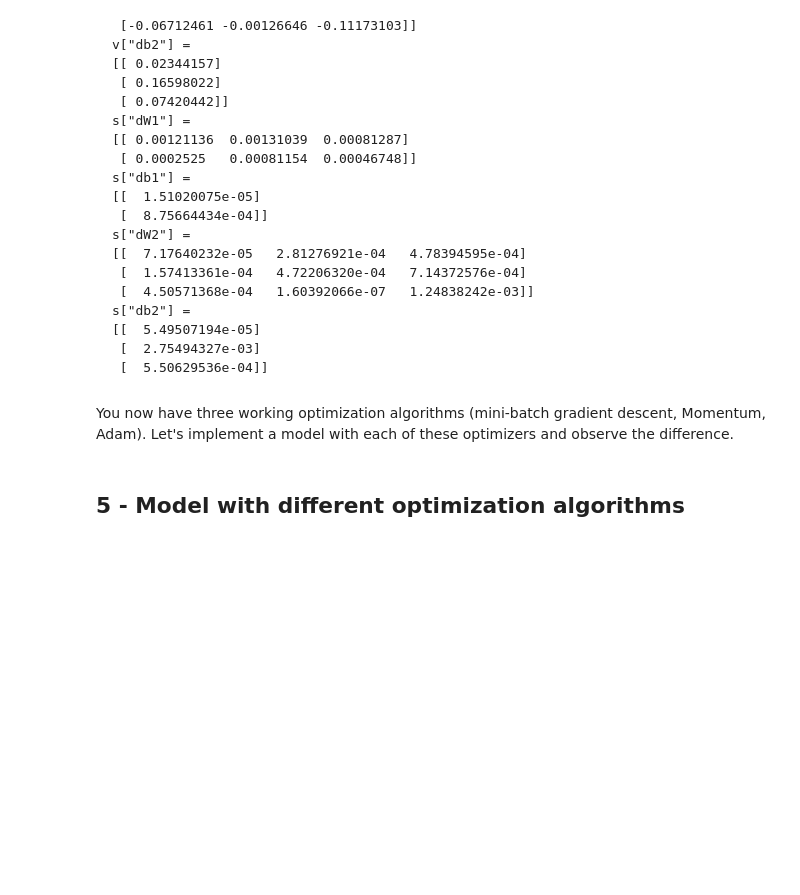
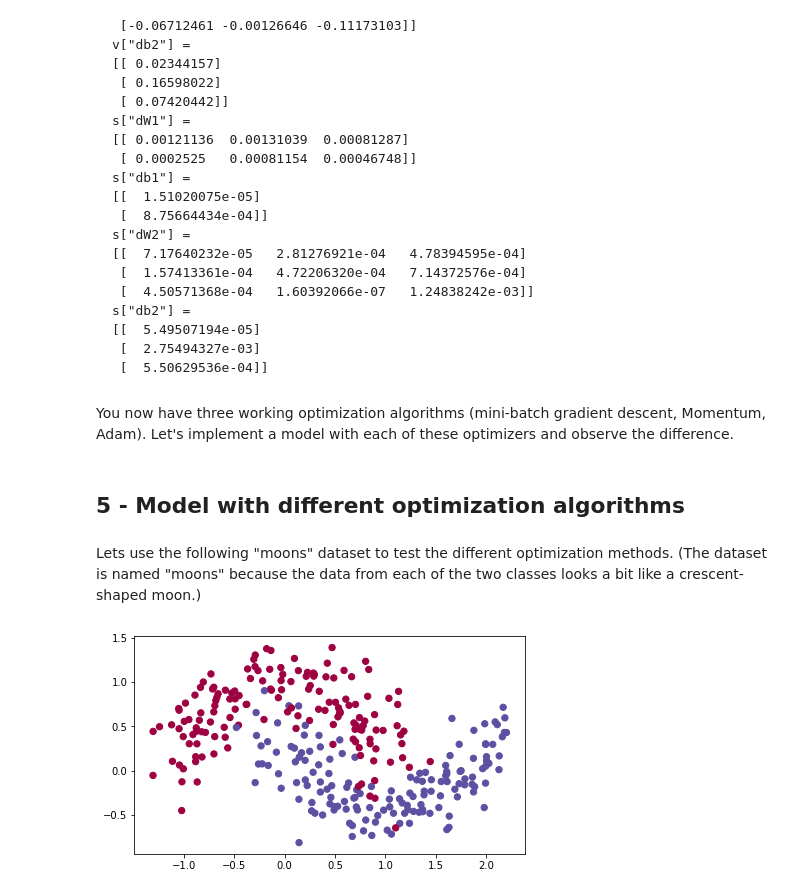
Before and after one commit to rahiakela/coursera-deep-learning-specialization, a Jupyter notebook: week_2_ptimization_methods.ipynb, the cells around one changed output. Drawn from its saved outputs; the diff is of its cells as text; code cells hidden in the pictures; blank space fills up the shorter version.

```diff
--- a/week_2_ptimization_methods.ipynb
+++ b/week_2_ptimization_methods.ipynb
@@ -902,3 +902,9 @@ s["db2"] =
 You now have three working optimization algorithms (mini-batch gradient descent, Momentum, Adam). Let's implement a model with each of these optimizers and observe the difference.
 # %% [markdown]
 ## 5 - Model with different optimization algorithms
+# %% [markdown]
+Lets use the following "moons" dataset to test the different optimization methods. (The dataset is named "moons" because the data from each of the two classes looks a bit like a crescent-shaped moon.)
+# %%
+train_X, train_Y = load_dataset()
+# %% [output]
+[figure, added]
```
Also changed, not shown: parts of 14 cells of this notebook.
